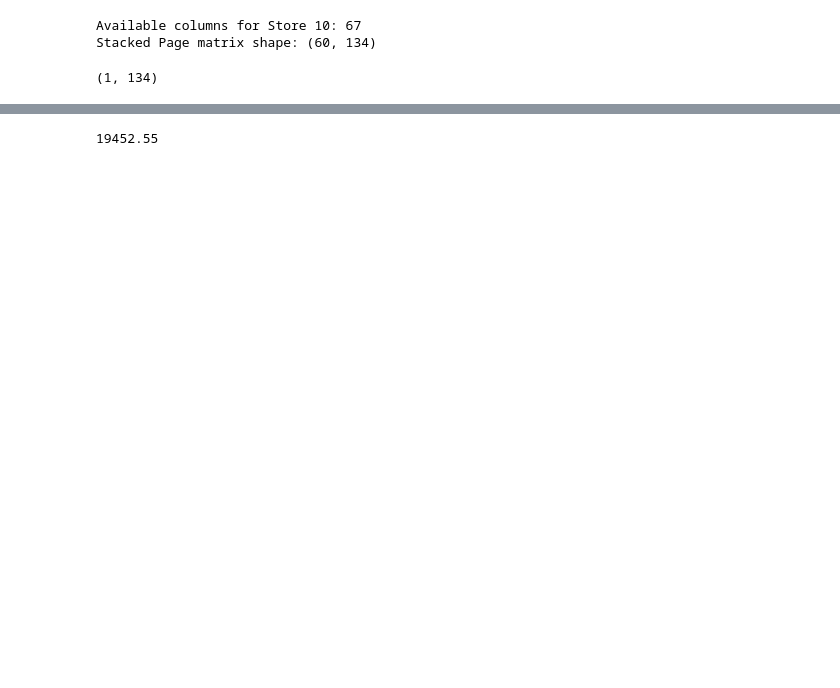
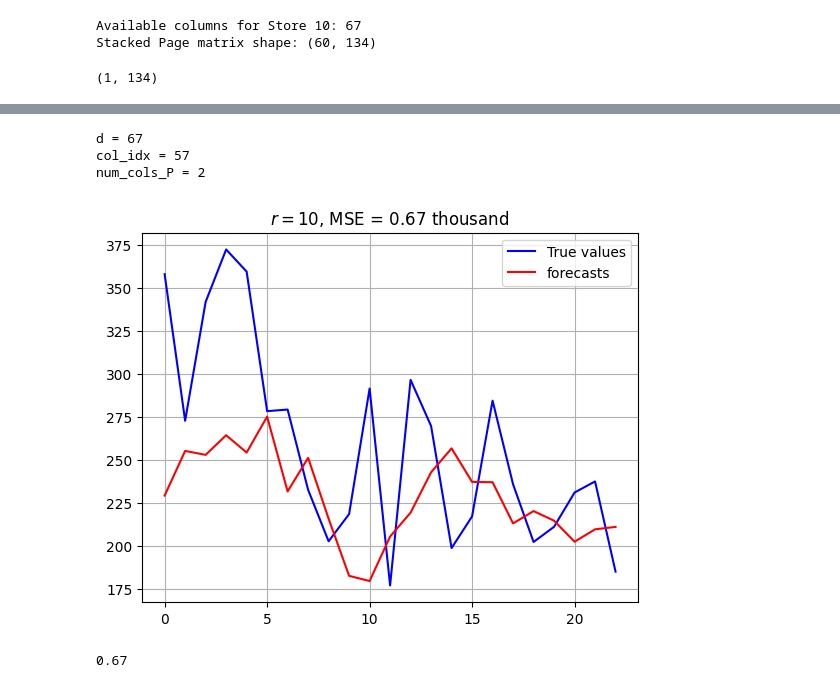
Before and after one commit to adevrent/WQU_DP, a Jupyter notebook: MITx_IDS.S24x/Project 2/walmart/problem_3.ipynb, the cells around one changed output, grey strips where cells are left out. Cells and saved outputs as stored; diff of their text form; code cells hidden in the pictures; blank space fills up the shorter version.

```diff
--- a/MITx_IDS.S24x/Project 2/walmart/problem_3.ipynb
+++ b/MITx_IDS.S24x/Project 2/walmart/problem_3.ipynb
@@ -13,21 +13,21 @@ def construct_P(series, L):
         P[:, col] = series[col*L : (1+col)*L]
     return P
 
+def construct_P_hat(P, r):
+    U, S, Vh = np.linalg.svd(P)
+    S_r = np.diag(S)
+    S_r[r:, r:] = 0
+    S_r = np.hstack([S_r, np.zeros((S_r.shape[0], Vh.shape[0] - S_r.shape[1]))])
+    P_hat = (U @ S_r @ Vh)
+    return P_hat
+
 # def construct_P_hat(P, r):
-#     U, S, Vh = np.linalg.svd(P)
-#     S_r = np.diag(S)
-#     S_r[r:, r:] = 0
-#     S_r = np.hstack([S_r, np.zeros((S_r.shape[0], Vh.shape[0] - S_r.shape[1]))])
-#     P_hat = (U @ S_r @ Vh)
+#     U, S, Vh = np.linalg.svd(P, full_matrices=False)
+#     U_r = U[:, :r]
+#     S_r = np.diag(S[:r])
+#     Vh_r = Vh[:r, :]
+#     P_hat = U_r @ S_r @ Vh_r
 #     return P_hat
-
-def construct_P_hat(P, r):
-    U, S, Vh = np.linalg.svd(P, full_matrices=False)
-    U_r = U[:, :r]
-    S_r = np.diag(S[:r])
-    Vh_r = Vh[:r, :]
-    P_hat = U_r @ S_r @ Vh_r
-    return P_hat
 
 def construct_normalized_P_hat(series, L, r):
     P = construct_P(series, L)
@@ -64,8 +64,9 @@ def construct_multi_stacked_P_for_test(df_train, df_test, L):
     n = df_test.shape[0]
     multi_stacked_P = []
     for i in range(n):
-        # Use all of df_train and the first i rows of df_test
-        df_merged = pd.concat([df_train, df_test.iloc[:i, :]], join="inner")
+        # Start from i th row of df_train and the first i rows of df_test
+        df_merged = pd.concat([df_train.iloc[i:, :], df_test.iloc[:i, :]], join="inner")
+        # print("df_merged.shape =", df_merged.shape)
         multi_stacked_P.append(construct_stacked_P(df_merged, L))
     return multi_stacked_P
 
@@ -155,0 +159,11 @@ df_s10_test.head(3)
+# %%
+# Construct dataframes
+df_s10_train = train.filter(like="s10").dropna(axis=1)
+df_s10_test = test.filter(like="s10").dropna(axis=1)
+df_s10_test = df_s10_test.loc[:, df_s10_train.columns]
+
+print("Last train value of s10_d83")
+print(df_s10_train.loc[:, "s10_d83"].iloc[-1])
+
+print("First test value of s10_d83")
+print(df_s10_test.loc[:, "s10_d83"].iloc[0])
@@ -172,8 +216,12 @@ Stacked Page matrix shape: (60, 134)
 # %%
 L = 60  # Window length
-r = 1  # Rank for approximation
+r = 10  # Rank for approximation
 forecast_col = "s10_d83"
 
 MSE_short_term_test(df_s10_train, df_s10_test, L, r, forecast_col)
 # %% [output]
-19452.55
+d = 67
+col_idx = 57
+num_cols_P = 2
+[figure, added]
+0.67
```
Also changed, not shown: parts of 7 cells of this notebook.
